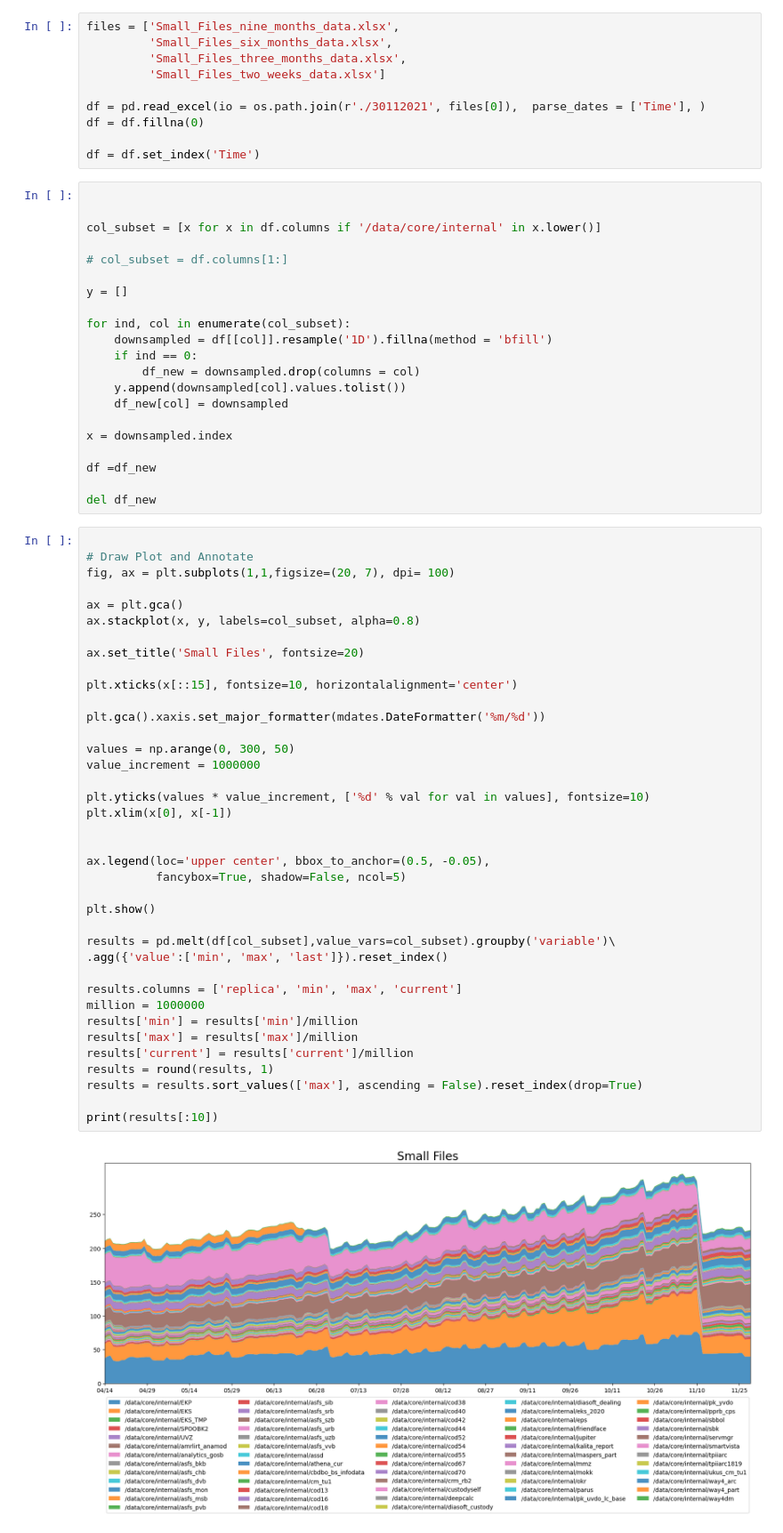
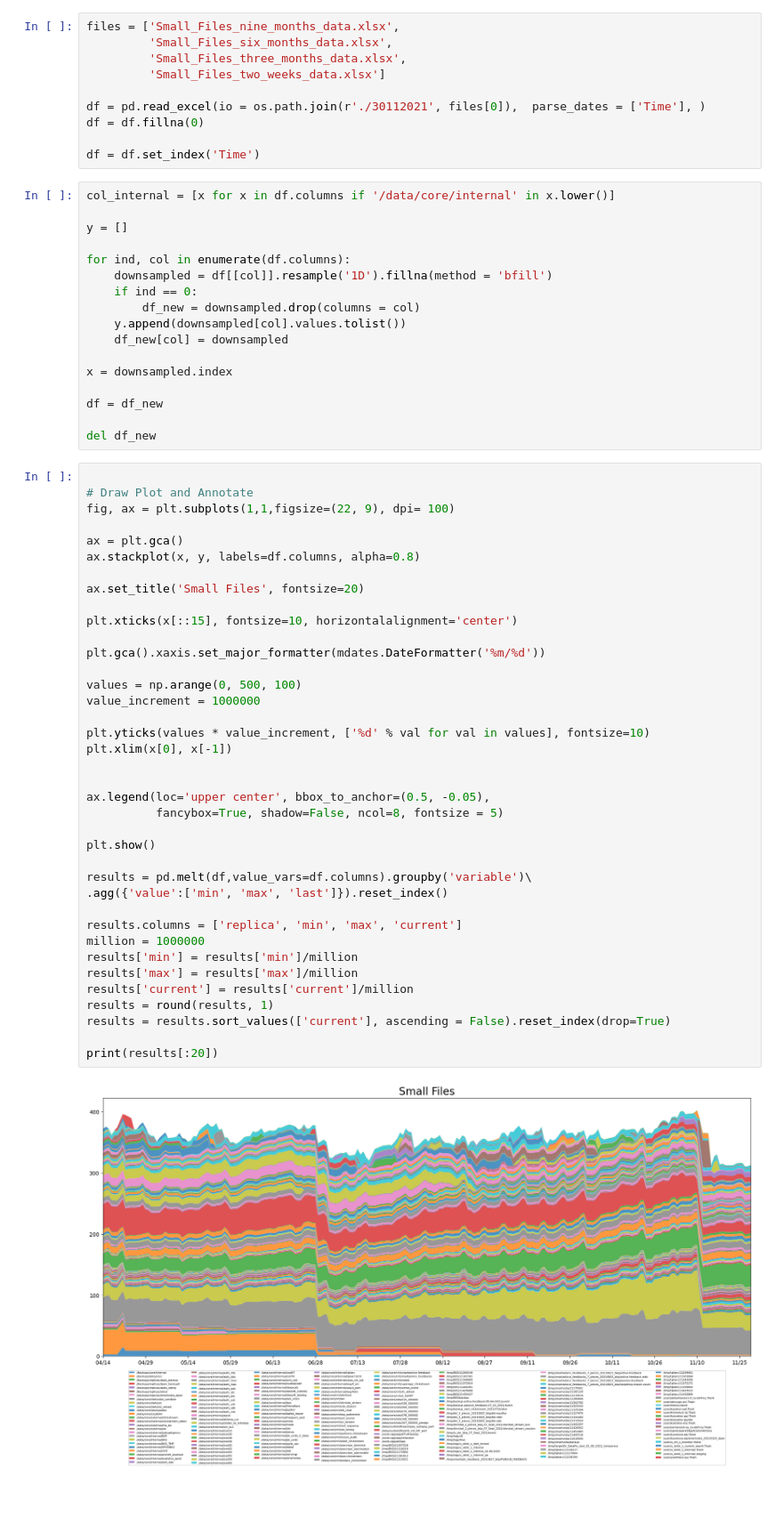
Before and after one commit to delhian/funny-tasks, a Jupyter notebook: time_series_and_predicted_interval.ipynb, the cells around one changed output. Shown at 89% size. Saved outputs shown, nothing was run; the diff lists cells and outputs as text; blank space fills up the shorter version.

```diff
--- a/time_series_and_predicted_interval.ipynb
+++ b/time_series_and_predicted_interval.ipynb
@@ -38,15 +28,11 @@ df = df.fillna(0)
 
 df = df.set_index('Time')
 # %%
-
-
-col_subset = [x for x in df.columns if '/data/core/internal' in x.lower()]
-
-# col_subset = df.columns[1:]
+col_internal = [x for x in df.columns if '/data/core/internal' in x.lower()]
 
 y = []
 
-for ind, col in enumerate(col_subset):
+for ind, col in enumerate(df.columns):
     downsampled = df[[col]].resample('1D').fillna(method = 'bfill')
     if ind == 0:
         df_new = downsampled.drop(columns = col)
@@ -55,46 +41,46 @@ for ind, col in enumerate(col_subset):
 
 x = downsampled.index
 
-df =df_new
+df = df_new
 
 del df_new
 # %%
 
 # Draw Plot and Annotate
-fig, ax = plt.subplots(1,1,figsize=(20, 7), dpi= 100)
+fig, ax = plt.subplots(1,1,figsize=(22, 9), dpi= 100)
 
 ax = plt.gca()
-ax.stackplot(x, y, labels=col_subset, alpha=0.8)
+ax.stackplot(x, y, labels=df.columns, alpha=0.8)
 
 ax.set_title('Small Files', fontsize=20)
 
 plt.xticks(x[::15], fontsize=10, horizontalalignment='center')
 
 plt.gca().xaxis.set_major_formatter(mdates.DateFormatter('%m/%d'))
 
-values = np.arange(0, 300, 50)
+values = np.arange(0, 500, 100)
 value_increment = 1000000
 
 plt.yticks(values * value_increment, ['%d' % val for val in values], fontsize=10)
 plt.xlim(x[0], x[-1])
 
 
 ax.legend(loc='upper center', bbox_to_anchor=(0.5, -0.05),
-          fancybox=True, shadow=False, ncol=5)
+          fancybox=True, shadow=False, ncol=8, fontsize = 5)
 
 plt.show()
 
-results = pd.melt(df[col_subset],value_vars=col_subset).groupby('variable')\
+results = pd.melt(df,value_vars=df.columns).groupby('variable')\
 .agg({'value':['min', 'max', 'last']}).reset_index()
 
 results.columns = ['replica', 'min', 'max', 'current']
 million = 1000000
 results['min'] = results['min']/million
 results['max'] = results['max']/million
 results['current'] = results['current']/million
 results = round(results, 1)
-results = results.sort_values(['max'], ascending = False).reset_index(drop=True)
+results = results.sort_values(['current'], ascending = False).reset_index(drop=True)
 
-print(results[:10])
+print(results[:20])
 # %% [output]
-[figure, old version]
+[figure, new version]
```
Also changed, not shown: parts of 6 cells of this notebook.
